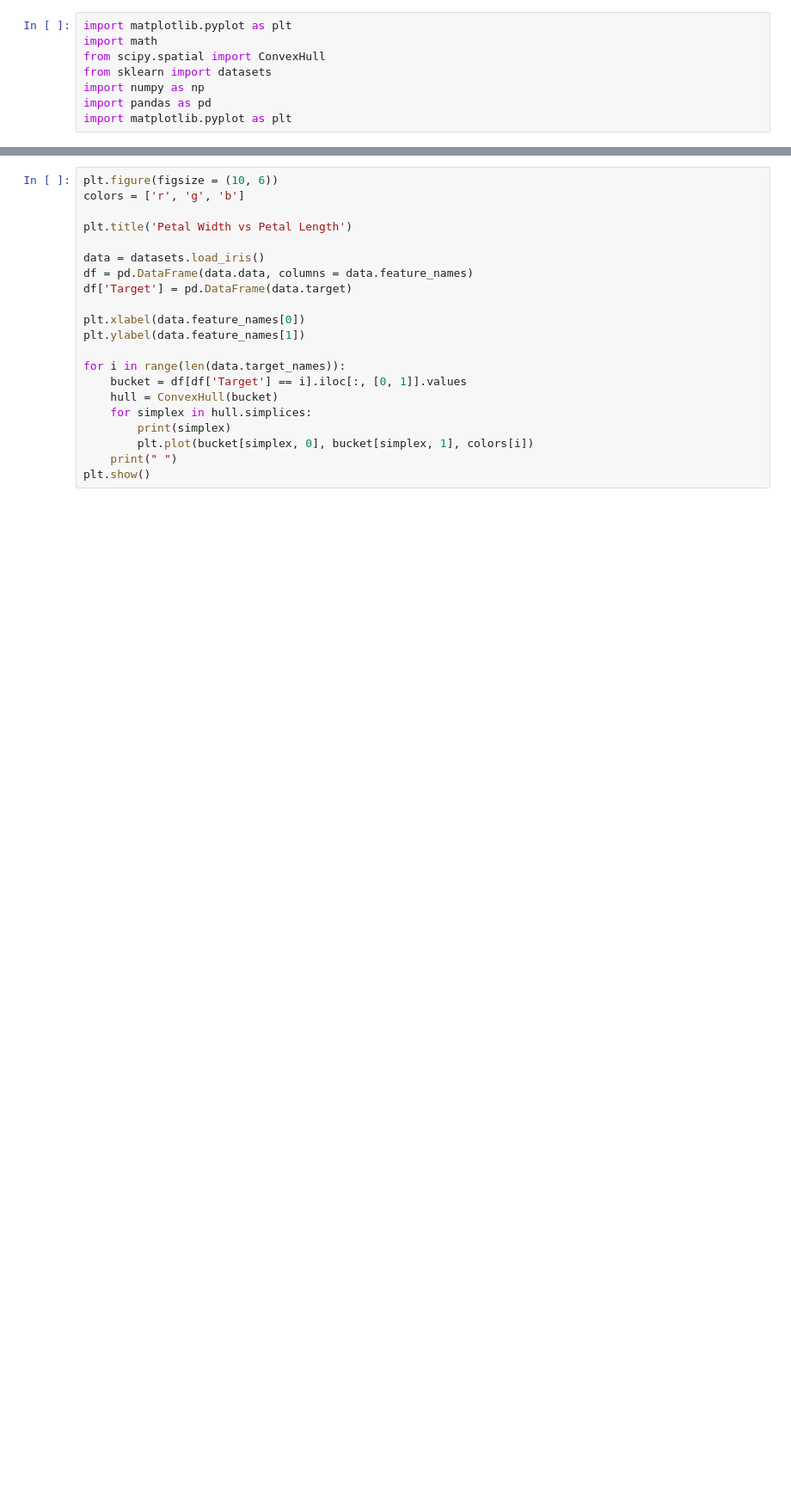
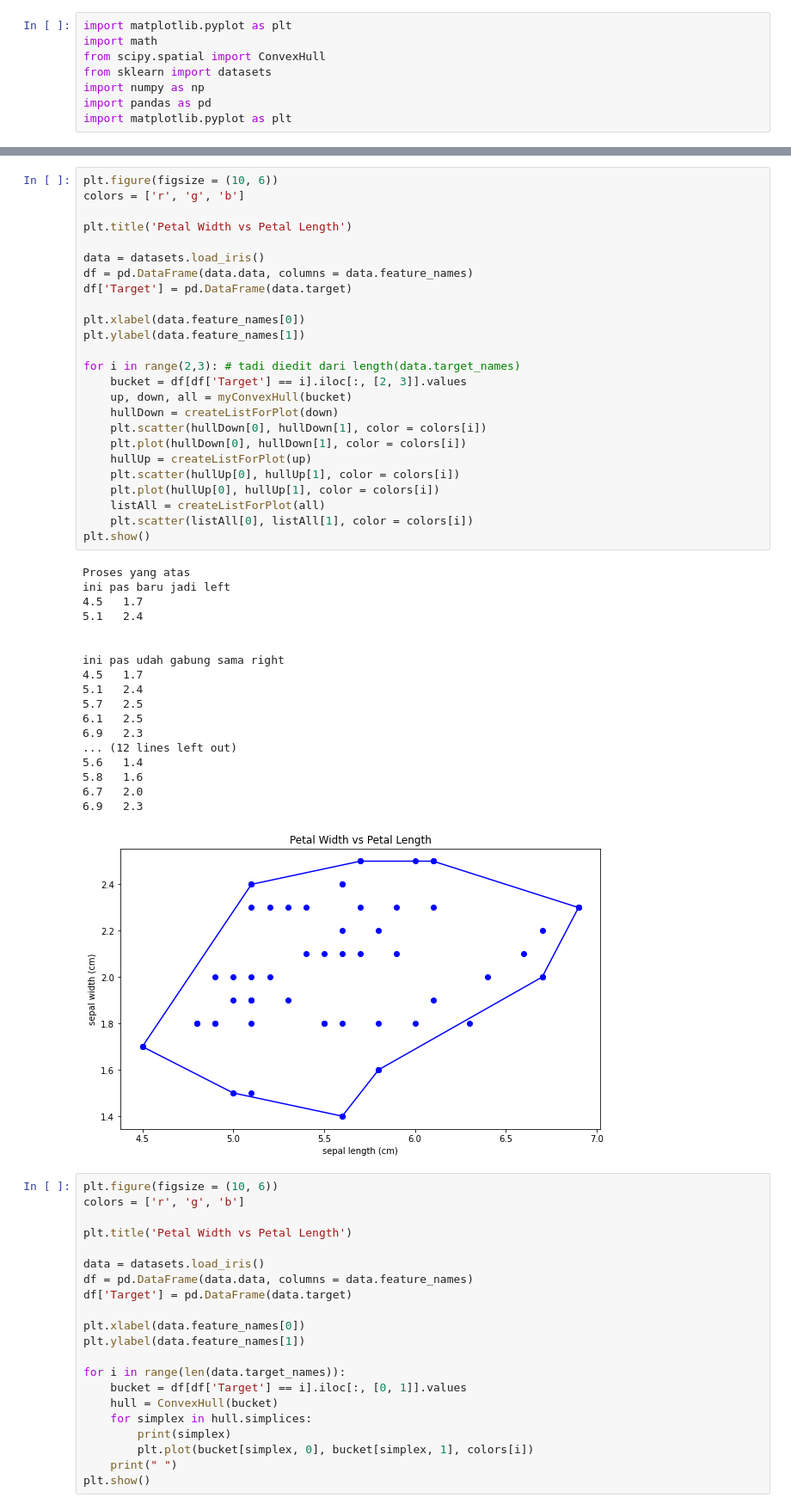
Before and after one commit to LordGedelicious/Convex-Hull-with-Python, a Jupyter notebook: src/main.ipynb, the cells around one changed output, grey strips where cells are left out. Shown at 86% size. Cells and saved outputs as stored; diff of their text form; blank space fills up the shorter version.

```diff
--- a/src/main.ipynb
+++ b/src/main.ipynb
@@ -352,3 +345,47 @@ ini pas udah gabung sama right
+# %%
+plt.figure(figsize = (10, 6))
+colors = ['r', 'g', 'b']
+
+plt.title('Petal Width vs Petal Length')
+
+data = datasets.load_iris()
+df = pd.DataFrame(data.data, columns = data.feature_names)
+df['Target'] = pd.DataFrame(data.target)
+
+plt.xlabel(data.feature_names[0])
+plt.ylabel(data.feature_names[1])
+
+for i in range(2,3): # tadi diedit dari length(data.target_names)
+    bucket = df[df['Target'] == i].iloc[:, [2, 3]].values
+    up, down, all = myConvexHull(bucket)
+    hullDown = createListForPlot(down)
+    plt.scatter(hullDown[0], hullDown[1], color = colors[i])
+    plt.plot(hullDown[0], hullDown[1], color = colors[i])
+    hullUp = createListForPlot(up)
+    plt.scatter(hullUp[0], hullUp[1], color = colors[i])
+    plt.plot(hullUp[0], hullUp[1], color = colors[i])
+    listAll = createListForPlot(all)
+    plt.scatter(listAll[0], listAll[1], color = colors[i])
+plt.show()
+# %% [output]
+Proses yang atas
+ini pas baru jadi left
+4.5   1.7
+5.1   2.4
+
+
+ini pas udah gabung sama right
+4.5   1.7
+5.1   2.4
+5.7   2.5
+6.1   2.5
+6.9   2.3
+... (12 lines left out)
+5.6   1.4
+5.8   1.6
+6.7   2.0
+6.9   2.3
+[figure, added]
 # %%
 plt.figure(figsize = (10, 6))
 colors = ['r', 'g', 'b']
```
Also changed, not shown: parts of 2 cells of this notebook.
